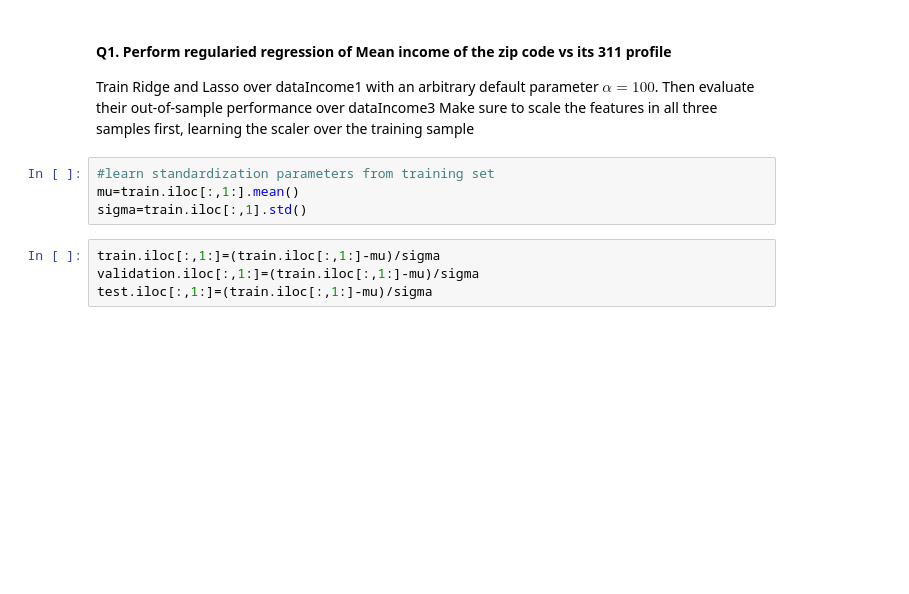
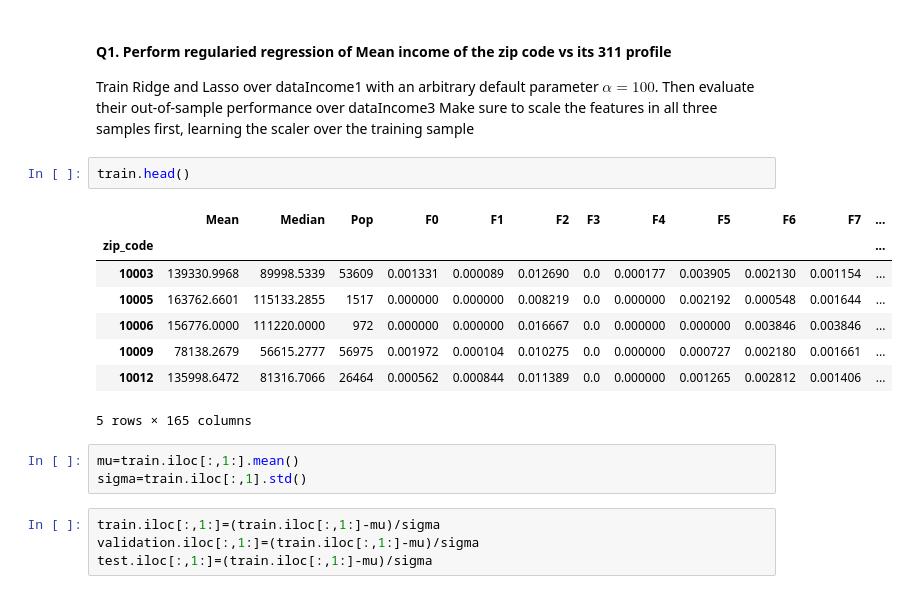
Before and after one commit to pratikwatwani/Applied-Data-Science, a Jupyter notebook: Session 07/Regularization (Lasso and Ridge).ipynb, the cells around one changed output. Cells and saved outputs as stored; diff of their text form; blank space fills up the shorter version.

```diff
--- a/Session 07/Regularization (Lasso and Ridge).ipynb
+++ b/Session 07/Regularization (Lasso and Ridge).ipynb
@@ -589,8 +605,18 @@ train.isna().values.any()
 Train Ridge and Lasso over dataIncome1 with an arbitrary default parameter $\alpha=100$.
 Then evaluate their out-of-sample performance over dataIncome3
 Make sure to scale the features in all three samples first, learning the scaler over the training sample
+# %%
+train.head()
+# %% [output]
+|  | Mean | Median | Pop | F0 | F1 | F2 | F3 | F4 | F5 | F6 | F7 | ... |
+| zip_code |  |  |  |  |  |  |  |  |  |  |  | ... |
+| 10003 | 139330.9968 | 89998.5339 | 53609 | 0.001331 | 0.000089 | 0.012690 | 0.0 | 0.000177 | 0.003905 | 0.002130 | 0.001154 | ... |
+| 10005 | 163762.6601 | 115133.2855 | 1517 | 0.000000 | 0.000000 | 0.008219 | 0.0 | 0.000000 | 0.002192 | 0.000548 | 0.001644 | ... |
+| 10006 | 156776.0000 | 111220.0000 | 972 | 0.000000 | 0.000000 | 0.016667 | 0.0 | 0.000000 | 0.000000 | 0.003846 | 0.003846 | ... |
+| 10009 | 78138.2679 | 56615.2777 | 56975 | 0.001972 | 0.000104 | 0.010275 | 0.0 | 0.000000 | 0.000727 | 0.002180 | 0.001661 | ... |
+| 10012 | 135998.6472 | 81316.7066 | 26464 | 0.000562 | 0.000844 | 0.011389 | 0.0 | 0.000000 | 0.001265 | 0.002812 | 0.001406 | ... |
+5 rows × 165 columns
 # %%
-#learn standardization parameters from training set
 mu=train.iloc[:,1:].mean()
 sigma=train.iloc[:,1].std()
 # %%
```
Also changed, not shown: parts of 20 cells of this notebook.
